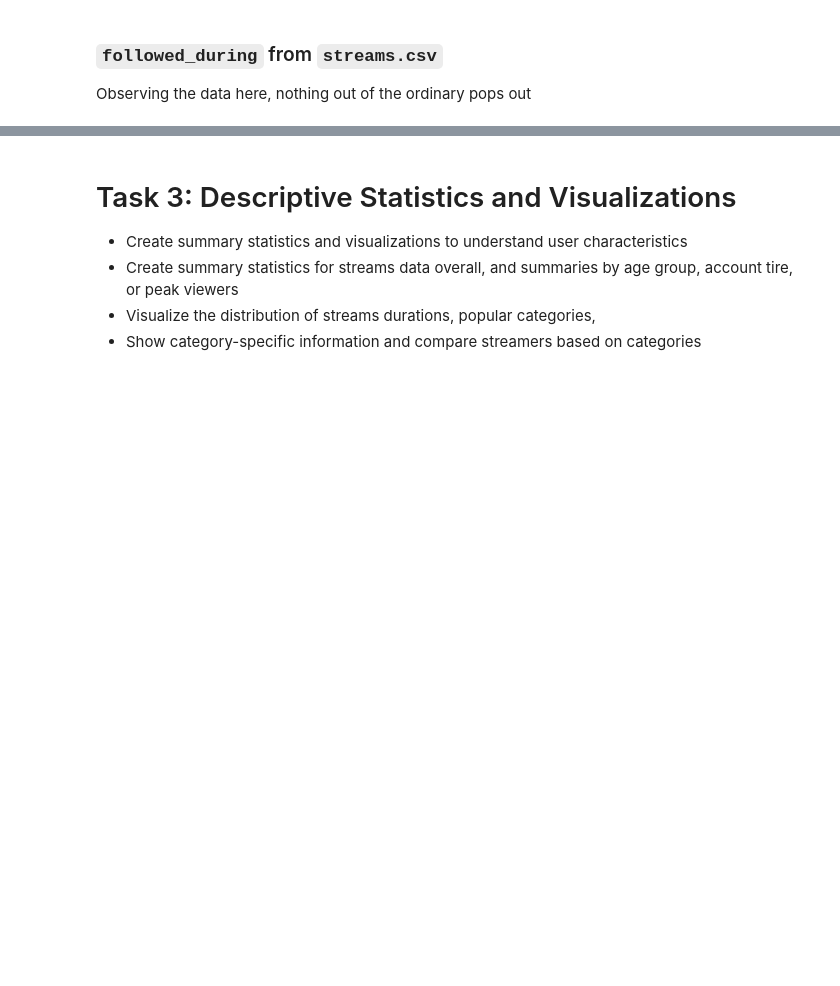
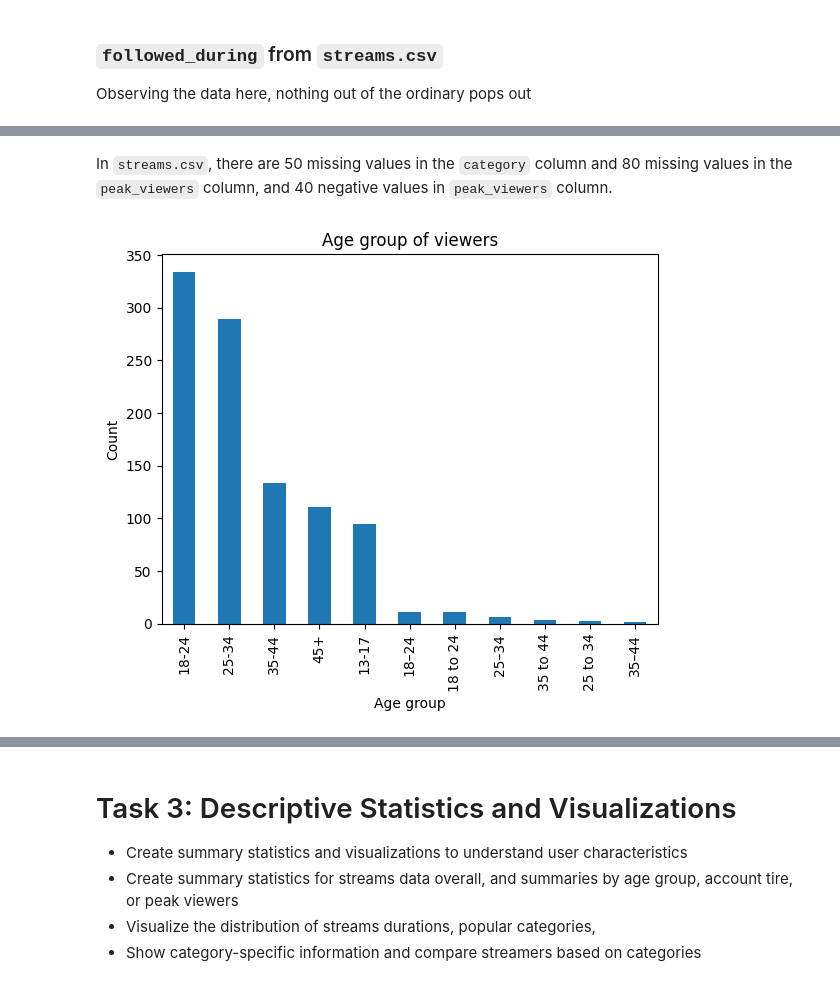
Before and after one commit to atifmmahmud/mahmud_atif_Assignment01, a Jupyter notebook: iat461_a1_atifm.ipynb, the cells around one changed output, grey strips where cells are left out. Saved outputs shown, nothing was run; the diff lists cells and outputs as text; code cells hidden in the pictures; blank space fills up the shorter version.

```diff
--- a/iat461_a1_atifm.ipynb
+++ b/iat461_a1_atifm.ipynb
@@ -479,0 +482,11 @@ Number of missing values in category column in streams is  50
+# %% [markdown]
+In `streams.csv`, there are 50 missing values in the `category` column and 80 missing values in the `peak_viewers` column, and 40 negative values in `peak_viewers` column.
+# %%
+plt.figure()
+df_viewers["age_group"].value_counts().plot(kind="bar")
+plt.title("Age group of viewers")
+plt.xlabel("Age group")
+plt.ylabel("Count")
+plt.show()
+# %% [output]
+[figure, added]
```
Also changed, not shown: parts of 9 cells of this notebook.
